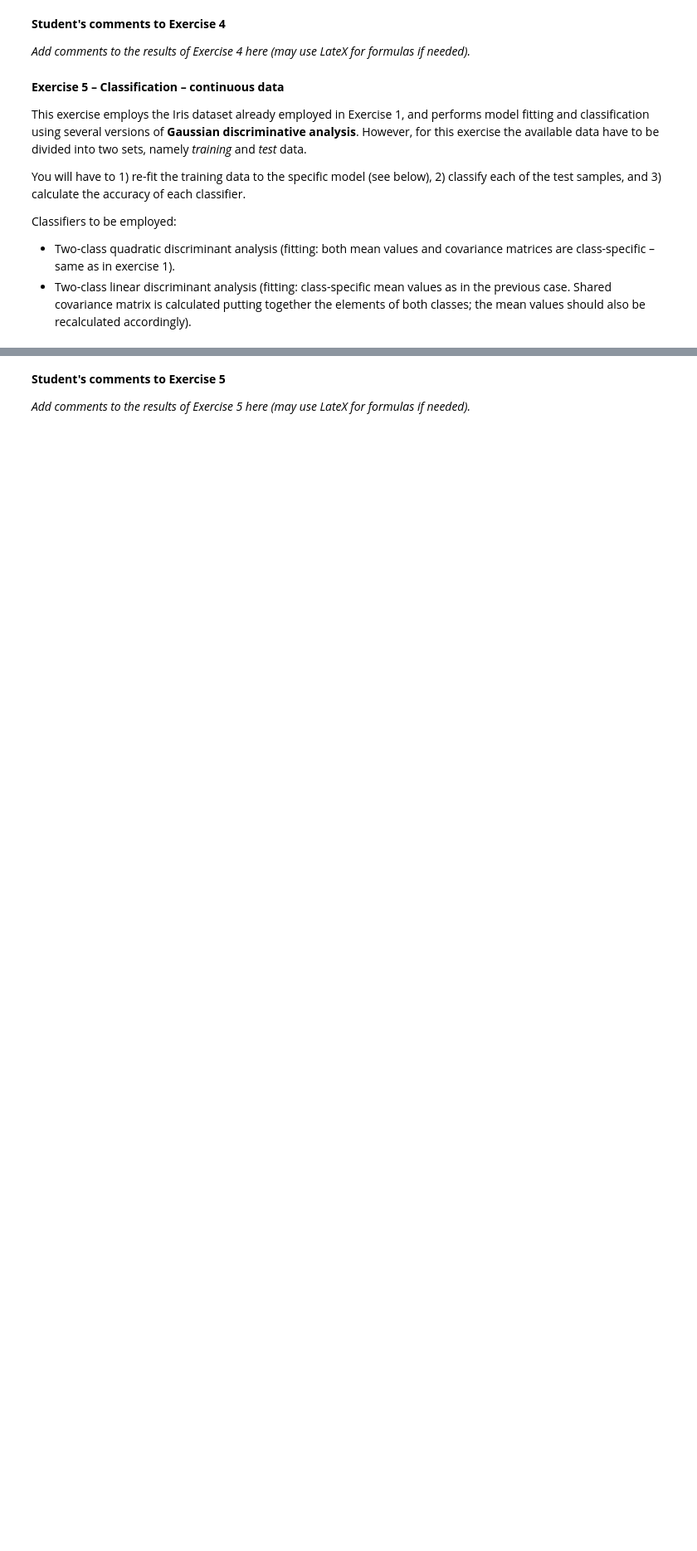
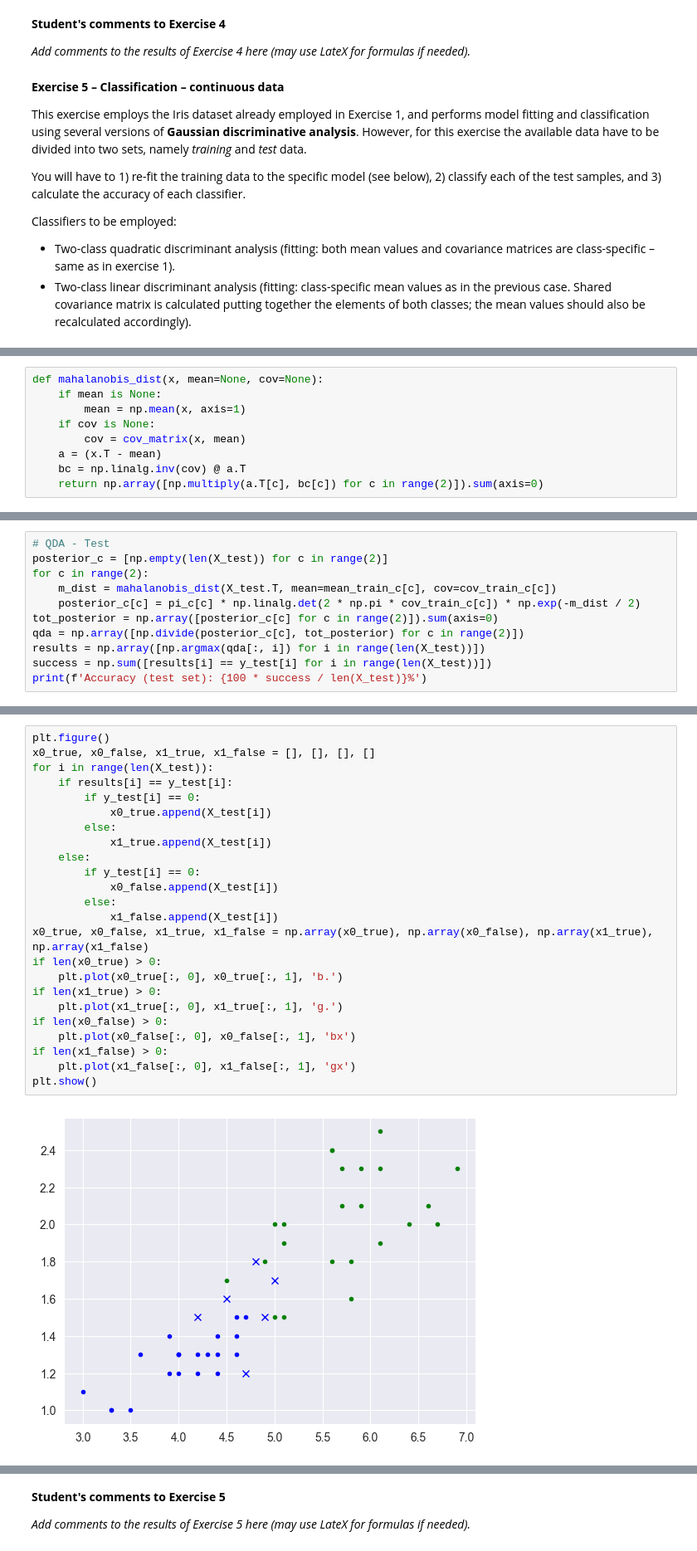
Before and after one commit to steurendo/SLNN, a Jupyter notebook: Lab2/Lab2_v6.ipynb, the cells around one changed output, grey strips where cells are left out. Shown at 83% size. Cells and saved outputs as stored; diff of their text form; blank space fills up the shorter version.

```diff
--- a/Lab2/Lab2_v6.ipynb
+++ b/Lab2/Lab2_v6.ipynb
@@ -486,0 +497,9 @@ Test = Data[50:, :]
+# %%
+def mahalanobis_dist(x, mean=None, cov=None):
+    if mean is None:
+        mean = np.mean(x, axis=1)
+    if cov is None:
+        cov = cov_matrix(x, mean)
+    a = (x.T - mean)
+    bc = np.linalg.inv(cov) @ a.T
+    return np.array([np.multiply(a.T[c], bc[c]) for c in range(2)]).sum(axis=0)
@@ -486,0 +519,11 @@ Test = Data[50:, :]
+# %%
+# QDA - Test
+posterior_c = [np.empty(len(X_test)) for c in range(2)]
+for c in range(2):
+    m_dist = mahalanobis_dist(X_test.T, mean=mean_train_c[c], cov=cov_train_c[c])
+    posterior_c[c] = pi_c[c] * np.linalg.det(2 * np.pi * cov_train_c[c]) * np.exp(-m_dist / 2)
+tot_posterior = np.array([posterior_c[c] for c in range(2)]).sum(axis=0)
+qda = np.array([np.divide(posterior_c[c], tot_posterior) for c in range(2)])
+results = np.array([np.argmax(qda[:, i]) for i in range(len(X_test))])
+success = np.sum([results[i] == y_test[i] for i in range(len(X_test))])
+print(f'Accuracy (test set): {100 * success / len(X_test)}%')
@@ -486,0 +532,26 @@ Test = Data[50:, :]
+# %%
+plt.figure()
+x0_true, x0_false, x1_true, x1_false = [], [], [], []
+for i in range(len(X_test)):
+    if results[i] == y_test[i]:
+        if y_test[i] == 0:
+            x0_true.append(X_test[i])
+        else:
+            x1_true.append(X_test[i])
+    else:
+        if y_test[i] == 0:
+            x0_false.append(X_test[i])
+        else:
+            x1_false.append(X_test[i])
+x0_true, x0_false, x1_true, x1_false = np.array(x0_true), np.array(x0_false), np.array(x1_true), np.array(x1_false)
+if len(x0_true) > 0:
+    plt.plot(x0_true[:, 0], x0_true[:, 1], 'b.')
+if len(x1_true) > 0:
+    plt.plot(x1_true[:, 0], x1_true[:, 1], 'g.')
+if len(x0_false) > 0:
+    plt.plot(x0_false[:, 0], x0_false[:, 1], 'bx')
+if len(x1_false) > 0:
+    plt.plot(x1_false[:, 0], x1_false[:, 1], 'gx')
+plt.show()
+# %% [output]
+[figure, added]
```
Also changed, not shown: parts of 8 cells of this notebook.
